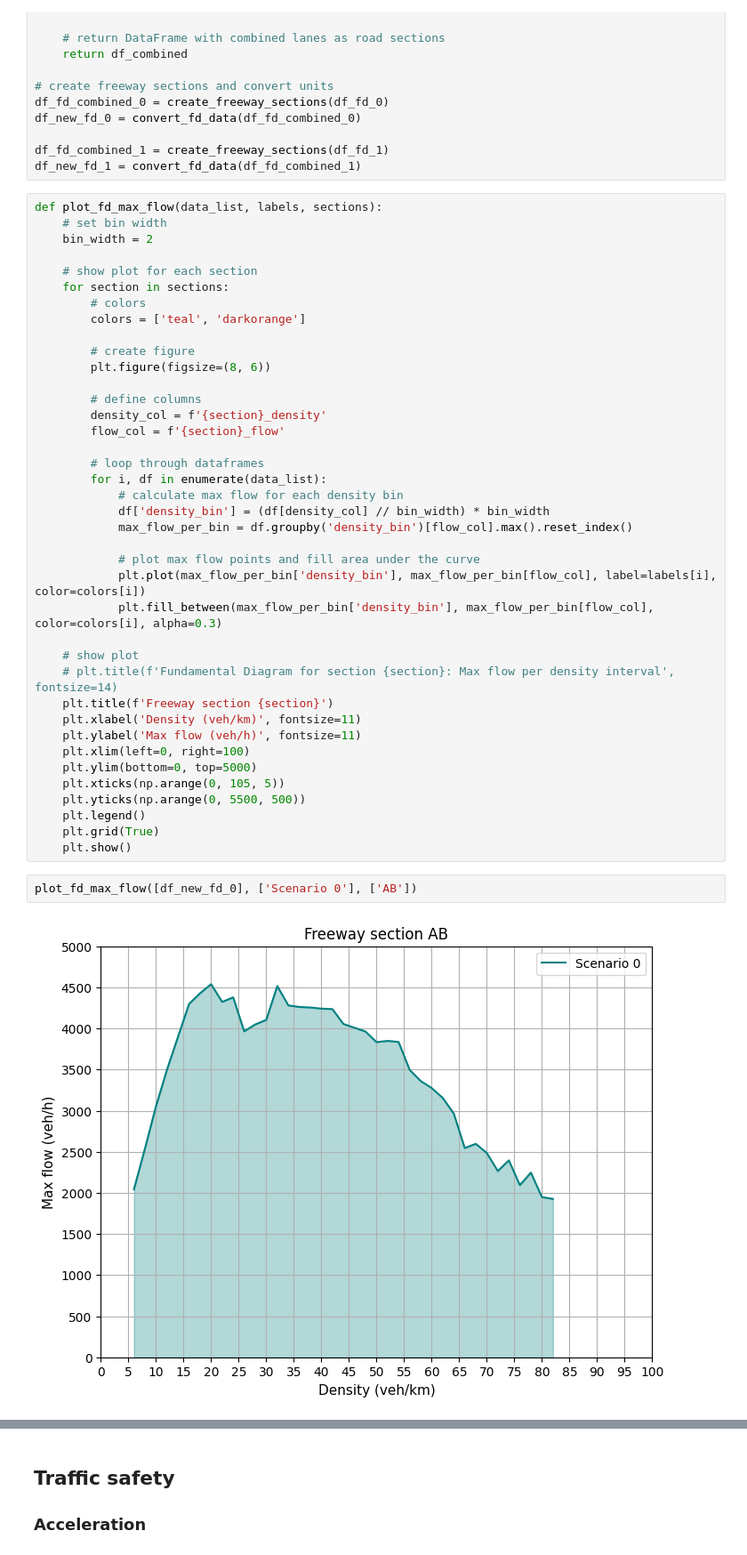
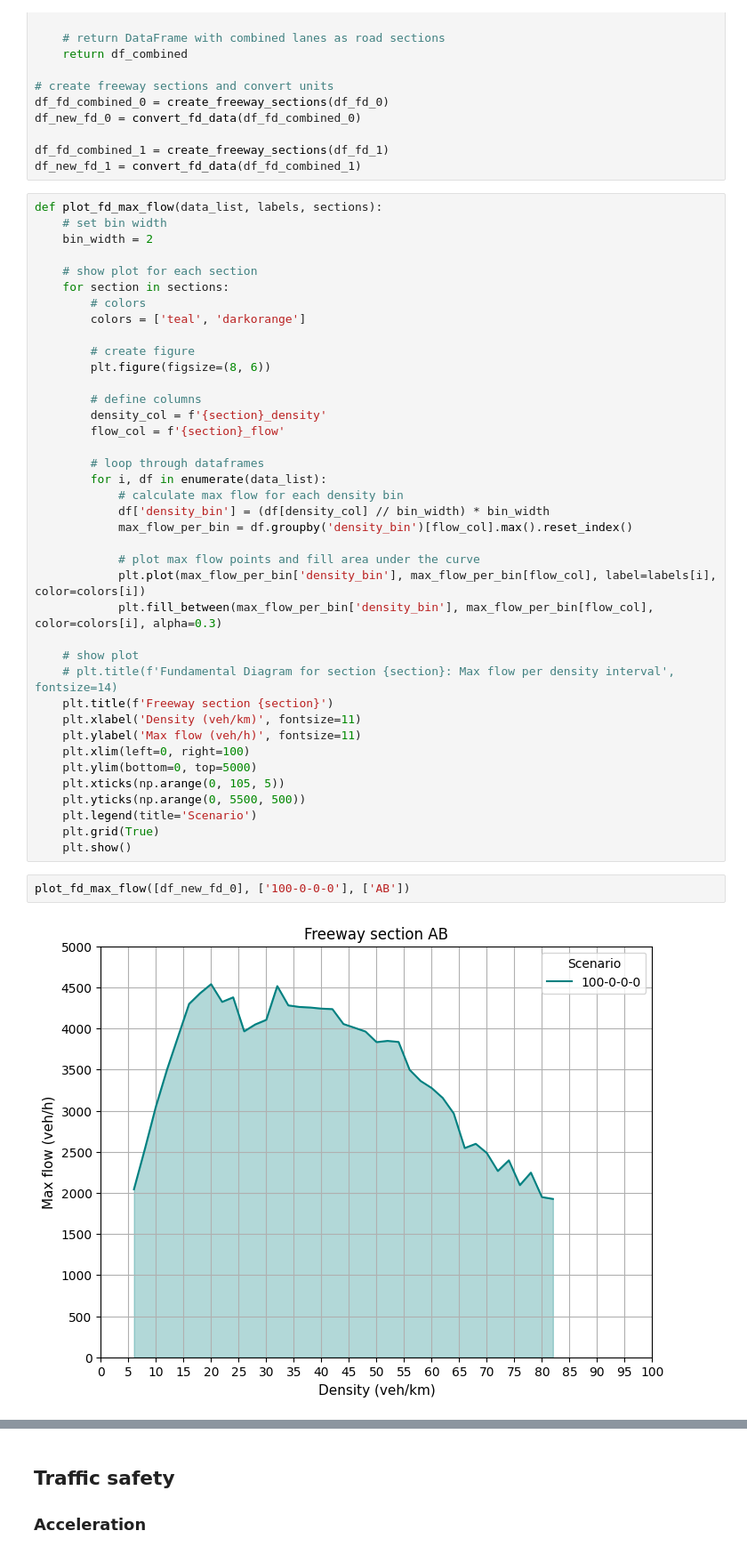
Before and after one commit to J-Poland/GraduationOTS, a Jupyter notebook: thesis_experiments/notebooks/policy_analysis/Scenario0_KPIs.ipynb, the cells around one changed output, grey strips where cells are left out. Shown at 89% size. Drawn from its saved outputs; the diff is of its cells as text.

```diff
--- a/thesis_experiments/notebooks/policy_analysis/Scenario0_KPIs.ipynb
+++ b/thesis_experiments/notebooks/policy_analysis/Scenario0_KPIs.ipynb
@@ -491,11 +491,11 @@ def plot_fd_max_flow(data_list, labels, sections):
     plt.ylim(bottom=0, top=5000)
     plt.xticks(np.arange(0, 105, 5))
     plt.yticks(np.arange(0, 5500, 500))
-    plt.legend()
+    plt.legend(title='Scenario')
     plt.grid(True)
     plt.show()
 # %%
-plot_fd_max_flow([df_new_fd_0], ['Scenario 0'], ['AB'])
+plot_fd_max_flow([df_new_fd_0], ['100-0-0-0'], ['AB'])
 # %% [output]
-[figure, old version]
+[figure, new version]
 # %%
```
Also changed, not shown: parts of 33 cells of this notebook, 7 other files.
